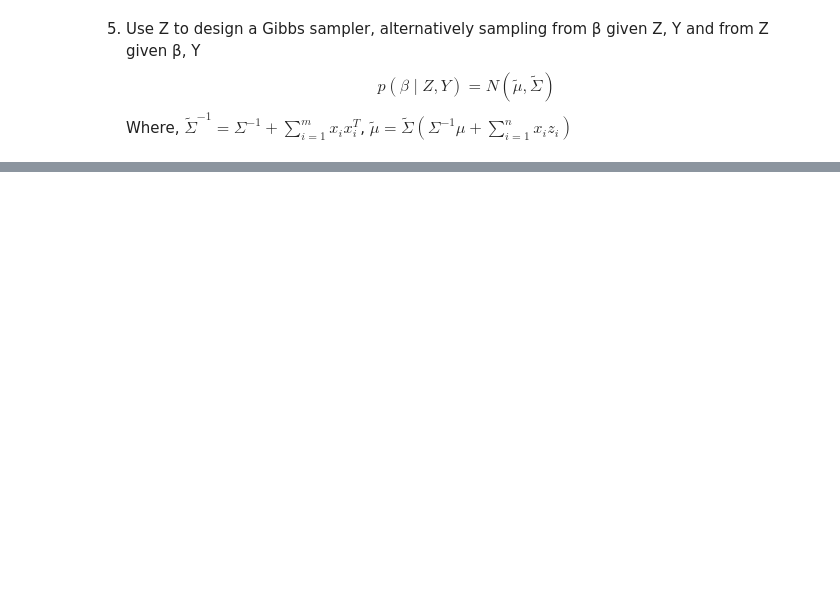
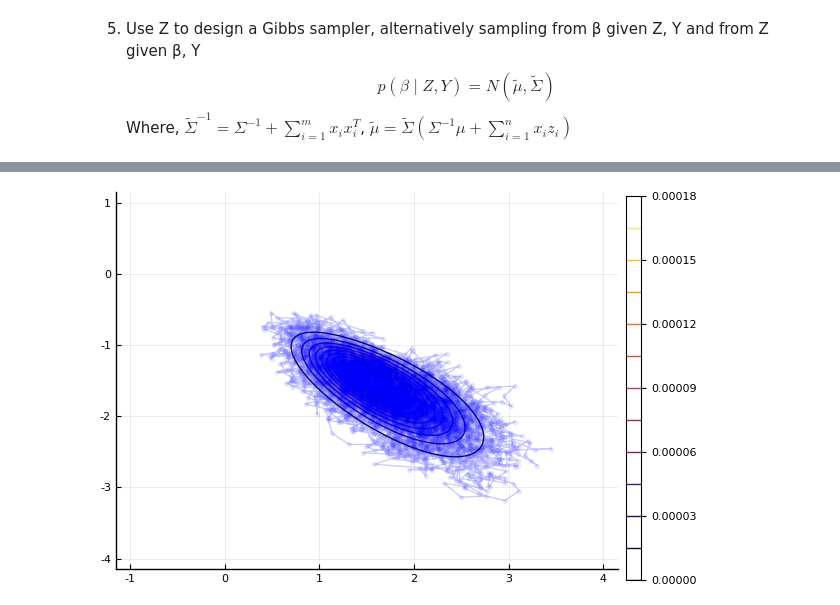
Before and after one commit to davibarreira/Computational_Statistics, a Jupyter notebook: Exercises3/Sheet3 Exercise 6.ipynb, the cells around one changed output, grey strips where cells are left out. Cells and saved outputs as stored; diff of their text form; code cells hidden in the pictures; blank space fills up the shorter version.

Commit message:
Gibbs samples e MH funcionando. Graficos gerados. Resta agora comparar as duas

```diff
--- a/Exercises3/Sheet3 Exercise 6.ipynb
+++ b/Exercises3/Sheet3 Exercise 6.ipynb
@@ -141,0 +147,15 @@ Sample_beta_posterior(Z,X)
+# %%
+steps  = 10_000
+GibbsChain = zeros(steps,length(beta))
+# B,beta,X,Y
+beta_current = beta
+for i=1:steps
+    Z = Sample_Z_Posterior(Y,X,beta_current)
+    beta_current = Sample_beta_posterior(Z, X)
+    GibbsChain[i,:] = beta_current
+end
+# %%
+contour(x,y, f, fill=false)
+plot!(GibbsChain[:,1],GibbsChain[:,2],marker=:o,color=:blue,alpha=0.2, markeralpha = 0.1, markerstrokewidth=0,legend=false)
+# %% [output]
+[figure, added]
```
Also changed, not shown: parts of 12 cells of this notebook.
